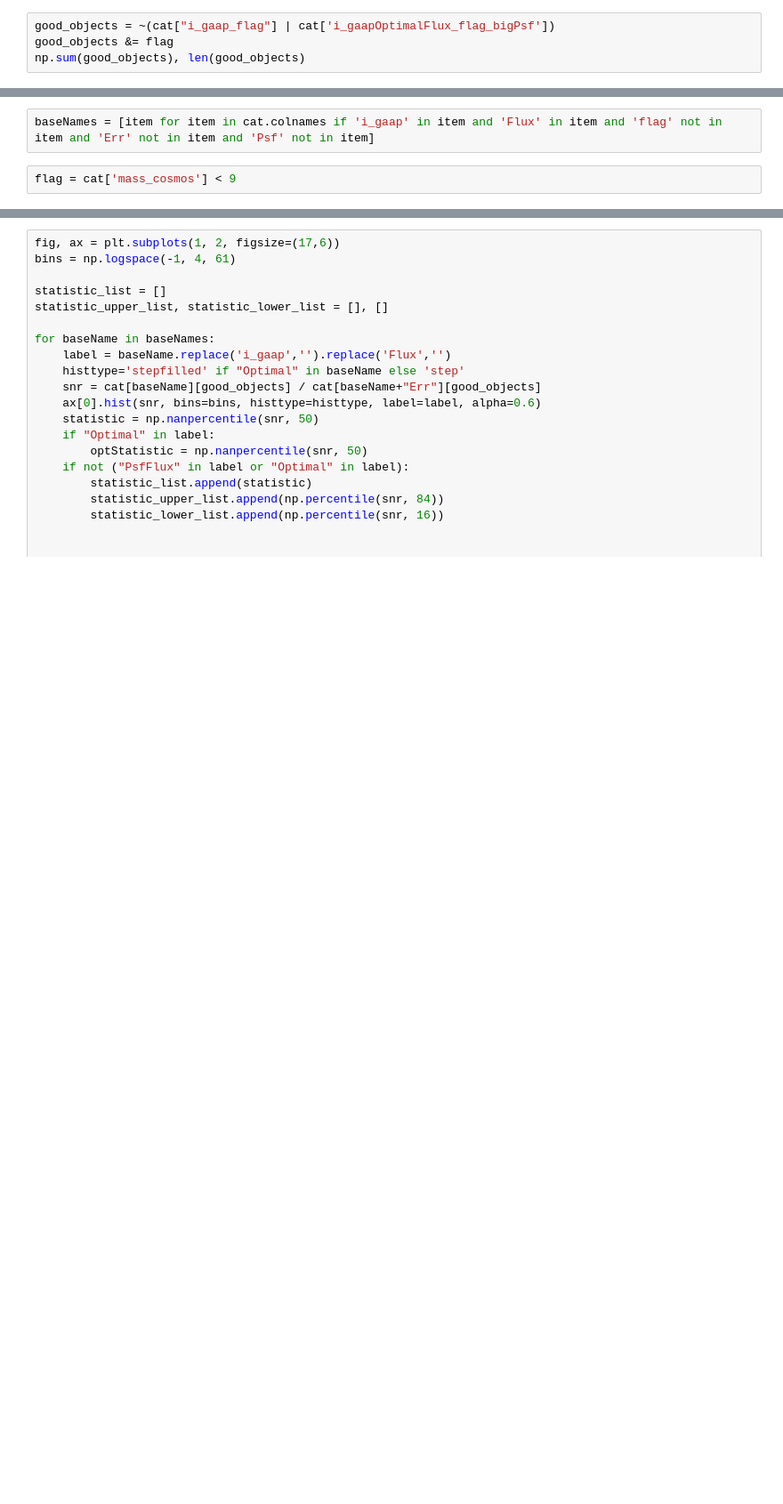
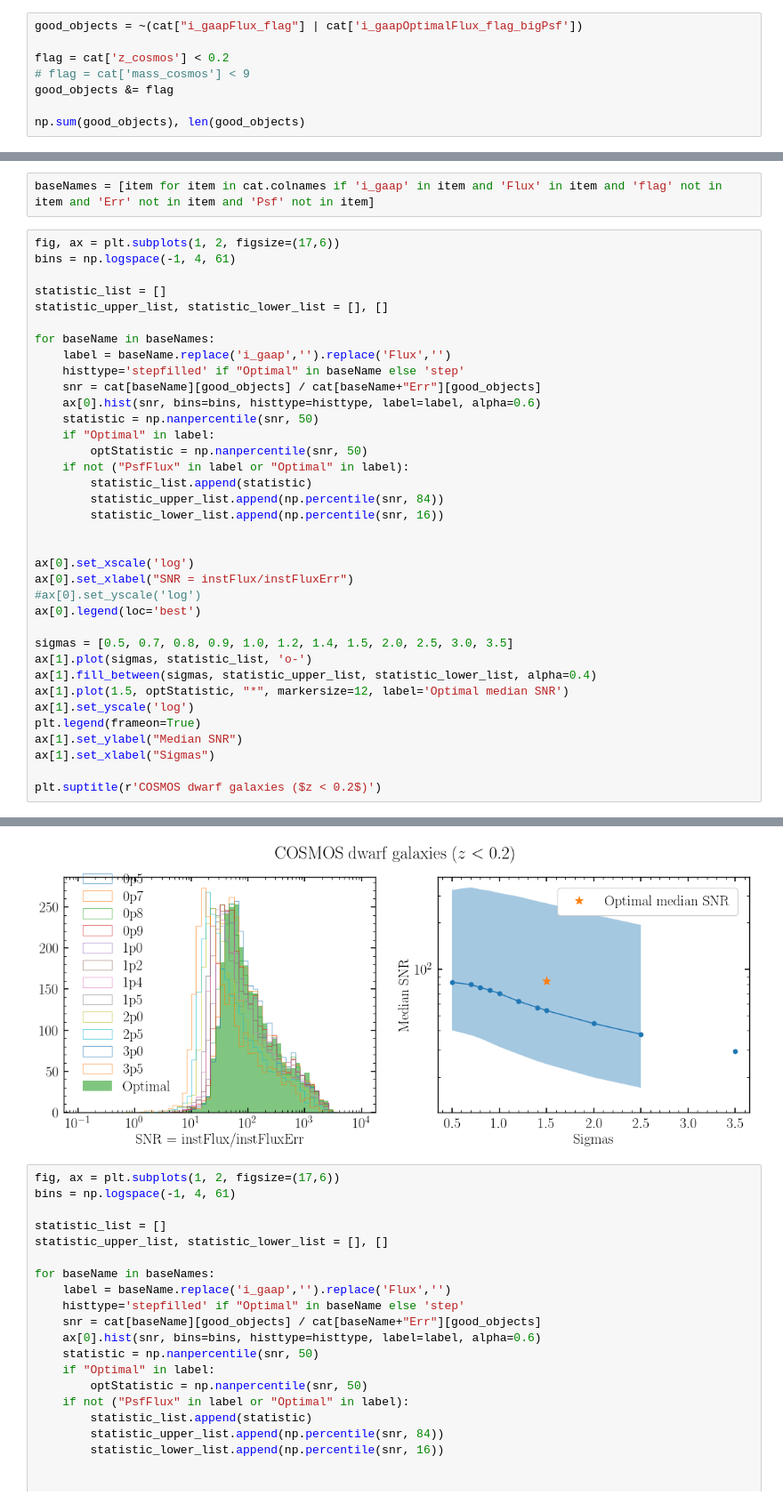
Before and after one commit to MerianSurvey/lambo, a Jupyter notebook: notebooks/hsc_gaap/analyze_catalog.ipynb, the cells around one changed output, grey strips where cells are left out. Shown at 89% size. Saved outputs shown, nothing was run; the diff lists cells and outputs as text; blank space fills up the shorter version.

```diff
--- a/notebooks/hsc_gaap/analyze_catalog.ipynb
+++ b/notebooks/hsc_gaap/analyze_catalog.ipynb
@@ -192,7 +355,11 @@ cat = Table.read(f'/tigress/jiaxuanl/public_html/Merian/gri_{hsc_type}_patch22_2
 # merian.remove_columns(['objectId', 'coord_ra', 'coord_dec'])
 # cat = hstack([cat, merian])
 # %%
-good_objects = ~(cat["i_gaap_flag"] | cat['i_gaapOptimalFlux_flag_bigPsf'])
+good_objects = ~(cat["i_gaapFlux_flag"] | cat['i_gaapOptimalFlux_flag_bigPsf'])
+
+flag = cat['z_cosmos'] < 0.2
+# flag = cat['mass_cosmos'] < 9
 good_objects &= flag
+
 np.sum(good_objects), len(good_objects)
 # %% [output]
@@ -200,4 +367,39 @@ np.sum(good_objects), len(good_objects)
 # %%
 baseNames = [item for item in cat.colnames if 'i_gaap' in item and 'Flux' in item and 'flag' not in item and 'Err' not in item and 'Psf' not in item]
-# %%
-flag = cat['mass_cosmos'] < 9
+# %%
+fig, ax = plt.subplots(1, 2, figsize=(17,6))
+bins = np.logspace(-1, 4, 61)
+
+statistic_list = []
+statistic_upper_list, statistic_lower_list = [], []
+
+for baseName in baseNames:
+    label = baseName.replace('i_gaap','').replace('Flux','')
+    histtype='stepfilled' if "Optimal" in baseName else 'step'
+    snr = cat[baseName][good_objects] / cat[baseName+"Err"][good_objects]
+    ax[0].hist(snr, bins=bins, histtype=histtype, label=label, alpha=0.6)
+    statistic = np.nanpercentile(snr, 50)
+    if "Optimal" in label:
+        optStatistic = np.nanpercentile(snr, 50)
+    if not ("PsfFlux" in label or "Optimal" in label):
+        statistic_list.append(statistic)
+        statistic_upper_list.append(np.percentile(snr, 84))
+        statistic_lower_list.append(np.percentile(snr, 16))
+
+
+ax[0].set_xscale('log')
+ax[0].set_xlabel("SNR = instFlux/instFluxErr")
+#ax[0].set_yscale('log')
+ax[0].legend(loc='best')
+
+sigmas = [0.5, 0.7, 0.8, 0.9, 1.0, 1.2, 1.4, 1.5, 2.0, 2.5, 3.0, 3.5]
+ax[1].plot(sigmas, statistic_list, 'o-')
+ax[1].fill_between(sigmas, statistic_upper_list, statistic_lower_list, alpha=0.4)
+ax[1].plot(1.5, optStatistic, "*", markersize=12, label='Optimal median SNR')
+ax[1].set_yscale('log')
+plt.legend(frameon=True)
+ax[1].set_ylabel("Median SNR")
+ax[1].set_xlabel("Sigmas")
+
+plt.suptitle(r'COSMOS dwarf galaxies ($z < 0.2$)')
+# %% [output]
@@ -204,3 +407,4 @@ flag = cat['mass_cosmos'] < 9
+[figure, added]
 # %%
 fig, ax = plt.subplots(1, 2, figsize=(17,6))
 bins = np.logspace(-1, 4, 61)
```
Also changed, not shown: parts of 50 cells of this notebook, 1 other file.
